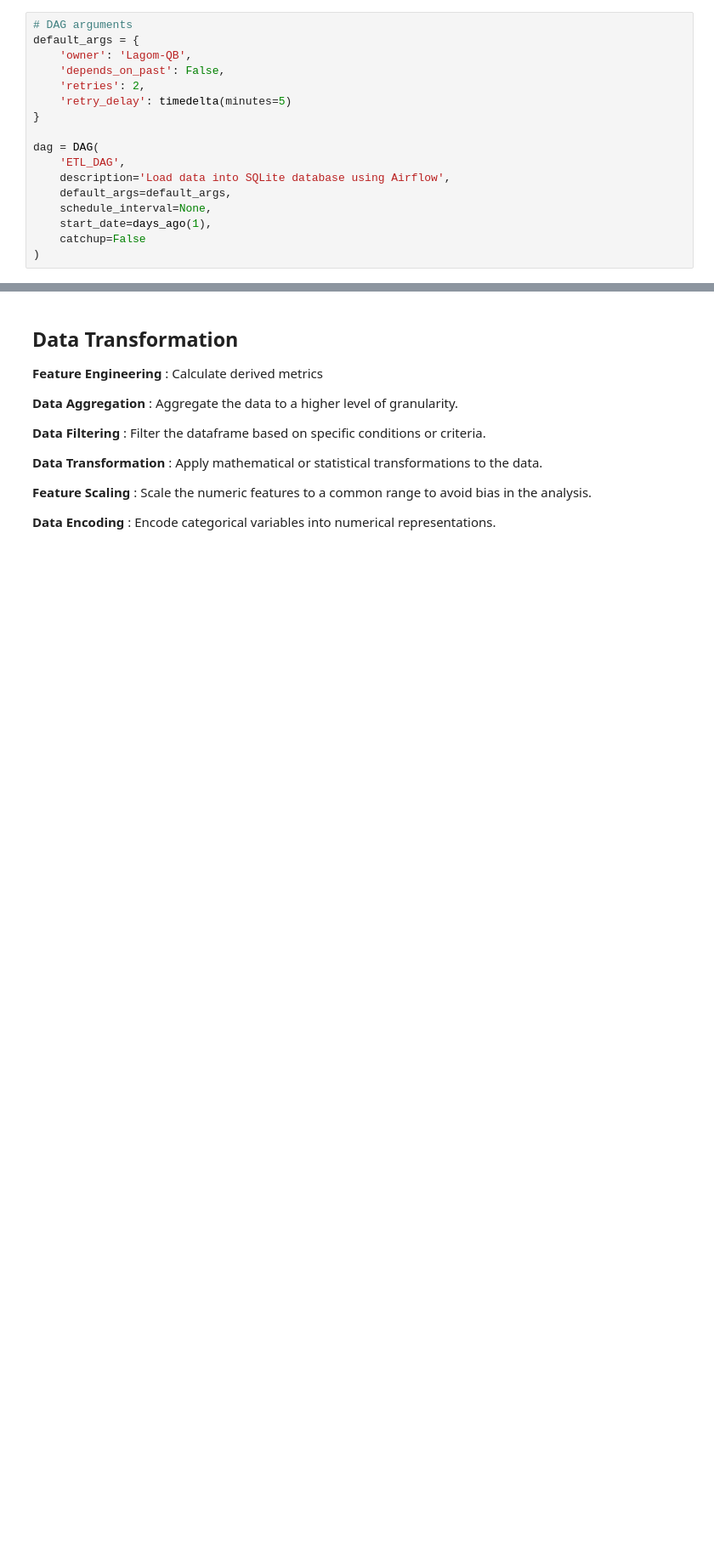
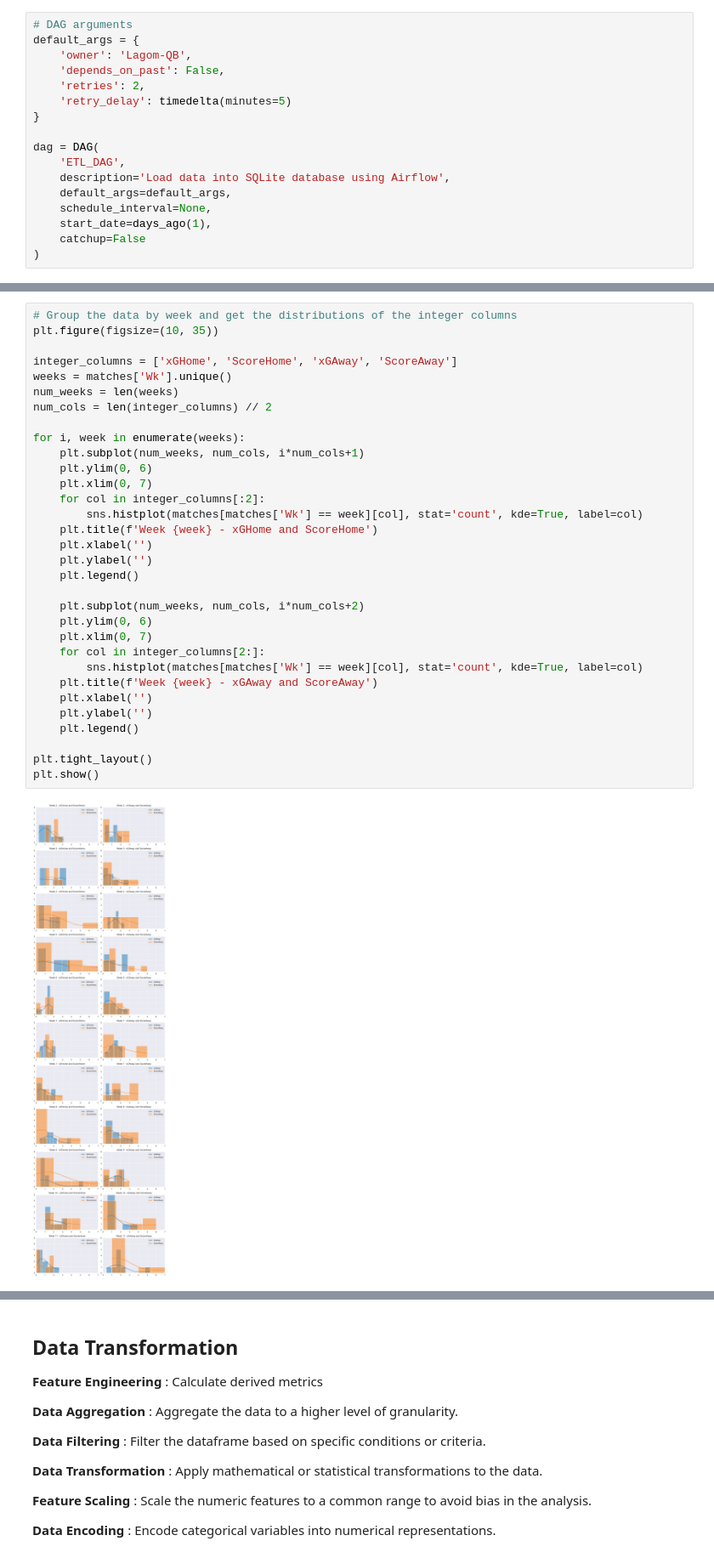
Before and after one commit to lagom-QB/Data-Engineering, a Jupyter notebook: DataPipelining.ipynb, the cells around one changed output, grey strips where cells are left out. Shown at 85% size. Cells and saved outputs as stored; diff of their text form; blank space fills up the shorter version.

```diff
--- a/DataPipelining.ipynb
+++ b/DataPipelining.ipynb
@@ -121,0 +165,34 @@ def extract_data(file_location = file_loc, spanish_squads = spanish_squads, usel
+# %%
+# Group the data by week and get the distributions of the integer columns
+plt.figure(figsize=(10, 35))
+
+integer_columns = ['xGHome', 'ScoreHome', 'xGAway', 'ScoreAway']
+weeks = matches['Wk'].unique()
+num_weeks = len(weeks)
+num_cols = len(integer_columns) // 2
+
+for i, week in enumerate(weeks):
+    plt.subplot(num_weeks, num_cols, i*num_cols+1)
+    plt.ylim(0, 6)
+    plt.xlim(0, 7)
+    for col in integer_columns[:2]:
+        sns.histplot(matches[matches['Wk'] == week][col], stat='count', kde=True, label=col)
+    plt.title(f'Week {week} - xGHome and ScoreHome')
+    plt.xlabel('')
+    plt.ylabel('')
+    plt.legend()
+
+    plt.subplot(num_weeks, num_cols, i*num_cols+2)
+    plt.ylim(0, 6)
+    plt.xlim(0, 7)
+    for col in integer_columns[2:]:
+        sns.histplot(matches[matches['Wk'] == week][col], stat='count', kde=True, label=col)
+    plt.title(f'Week {week} - xGAway and ScoreAway')
+    plt.xlabel('')
+    plt.ylabel('')
+    plt.legend()
+
+plt.tight_layout()
+plt.show()
+# %% [output]
+[figure, added]
```
Also changed, not shown: parts of 16 cells of this notebook, 7 other files.
